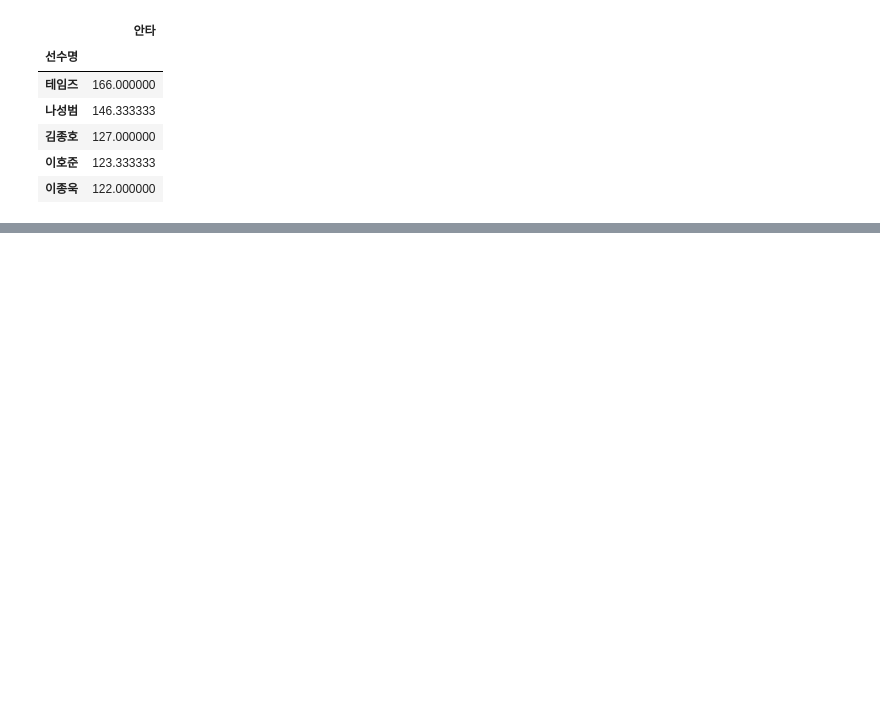
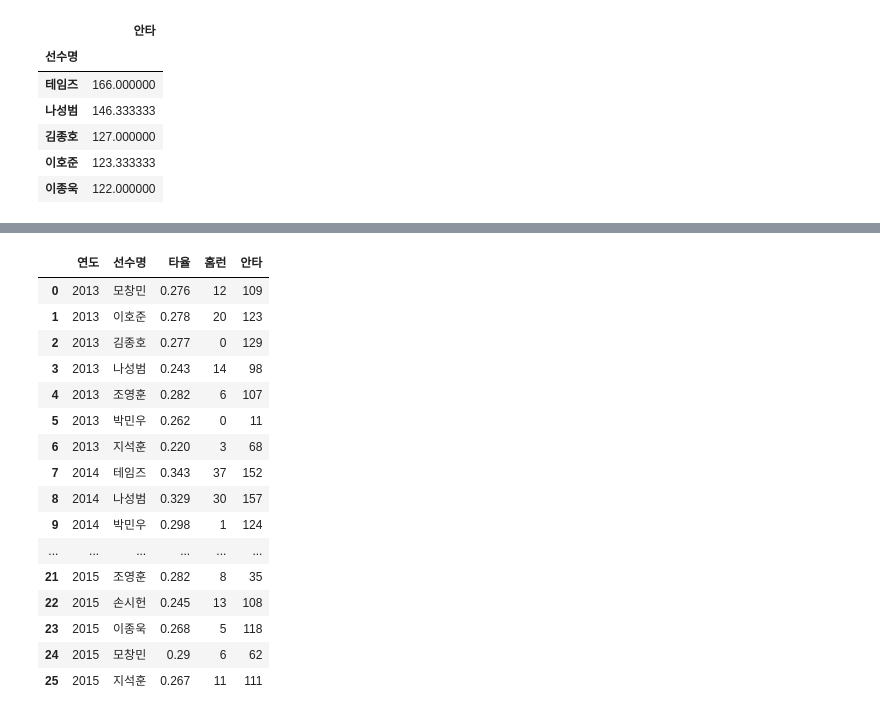
Before and after one commit to HeeMang28/python_basic, a Jupyter notebook: 팬더스/6. NC다이노스 선수 데이터 분석.ipynb, the cells around one changed output, grey strips where cells are left out. Cells and saved outputs as stored; diff of their text form; code cells hidden in the pictures; blank space fills up the shorter version.

```diff
--- a/팬더스/6. NC다이노스 선수 데이터 분석.ipynb
+++ b/팬더스/6. NC다이노스 선수 데이터 분석.ipynb
@@ -222,0 +276,6 @@ nc_result1.groupby(['선수명'])[['안타']].mean().sort_values(by='안타', as
+# %%
+# 2. 전체 데이터 -> 보고싶은 값 -> 구조 변경 -> 해당 선수들의 데이터만 추출
+# 보고싶은 값 : 평균 안타수 기준 상위 10 타자들의 3년간 '안타', '홈런', '타율'
+# 추출 방법 : 인덱싱 / 메서드
+tmp2 = nc_result1[['선수명', '연도', '타율', '홈런', '안타']].set_index(['연도'])
+tmp2
@@ -222,0 +350,23 @@ nc_result1.groupby(['선수명'])[['안타']].mean().sort_values(by='안타', as
+# %%
+# 로우에 있던 연도를 컬럼으로 교환
+# 로우가 단일인덱스로 구성된 경우 unstack()이 아닌 reset_index()를 쓰시면 됩니다.
+tmp3 = tmp3.reset_index()
+tmp3
+# %% [output]
+|  | 연도 | 선수명 | 타율 | 홈런 | 안타 |
+| 0 | 2013 | 모창민 | 0.276 | 12 | 109 |
+| 1 | 2013 | 이호준 | 0.278 | 20 | 123 |
+| 2 | 2013 | 김종호 | 0.277 | 0 | 129 |
+| 3 | 2013 | 나성범 | 0.243 | 14 | 98 |
+| 4 | 2013 | 조영훈 | 0.282 | 6 | 107 |
+| 5 | 2013 | 박민우 | 0.262 | 0 | 11 |
+| 6 | 2013 | 지석훈 | 0.220 | 3 | 68 |
+| 7 | 2014 | 테임즈 | 0.343 | 37 | 152 |
+| 8 | 2014 | 나성범 | 0.329 | 30 | 157 |
+| 9 | 2014 | 박민우 | 0.298 | 1 | 124 |
+| ... | ... | ... | ... | ... | ... |
+| 21 | 2015 | 조영훈 | 0.282 | 8 | 35 |
+| 22 | 2015 | 손시헌 | 0.245 | 13 | 108 |
+| 23 | 2015 | 이종욱 | 0.268 | 5 | 118 |
+| 24 | 2015 | 모창민 | 0.29 | 6 | 62 |
+| 25 | 2015 | 지석훈 | 0.267 | 11 | 111 |
```
Also changed, not shown: parts of 33 cells of this notebook.
